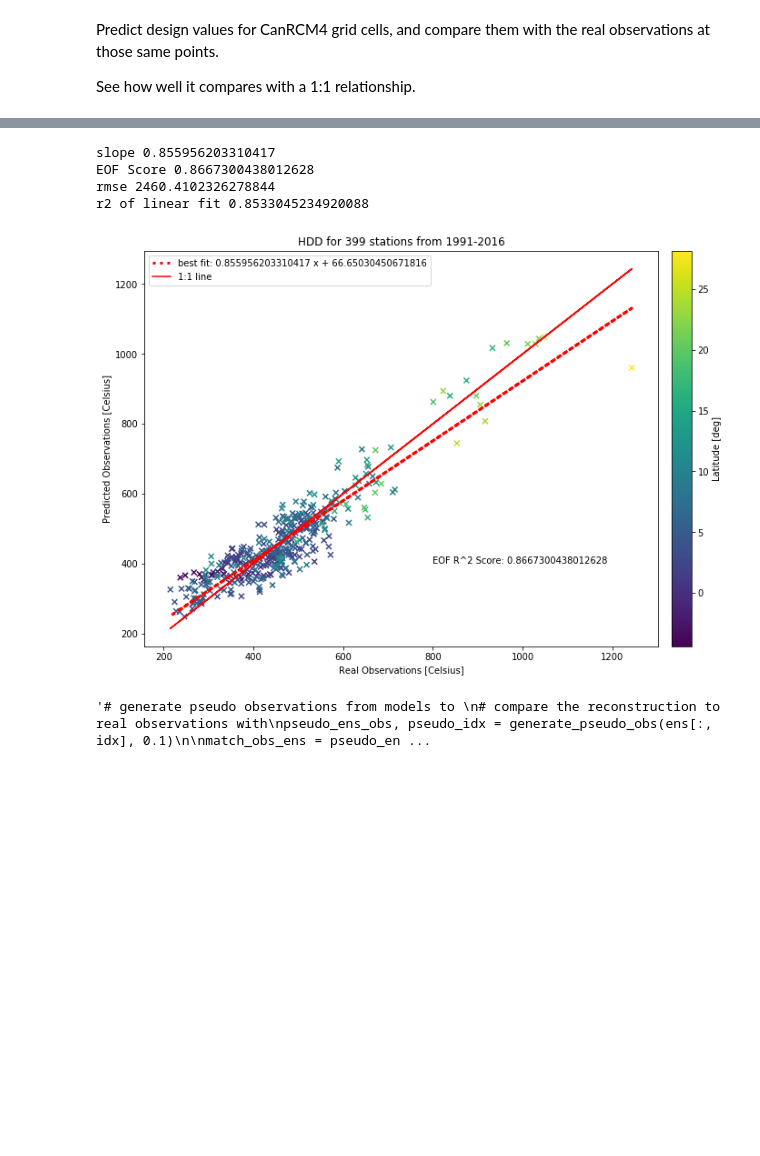
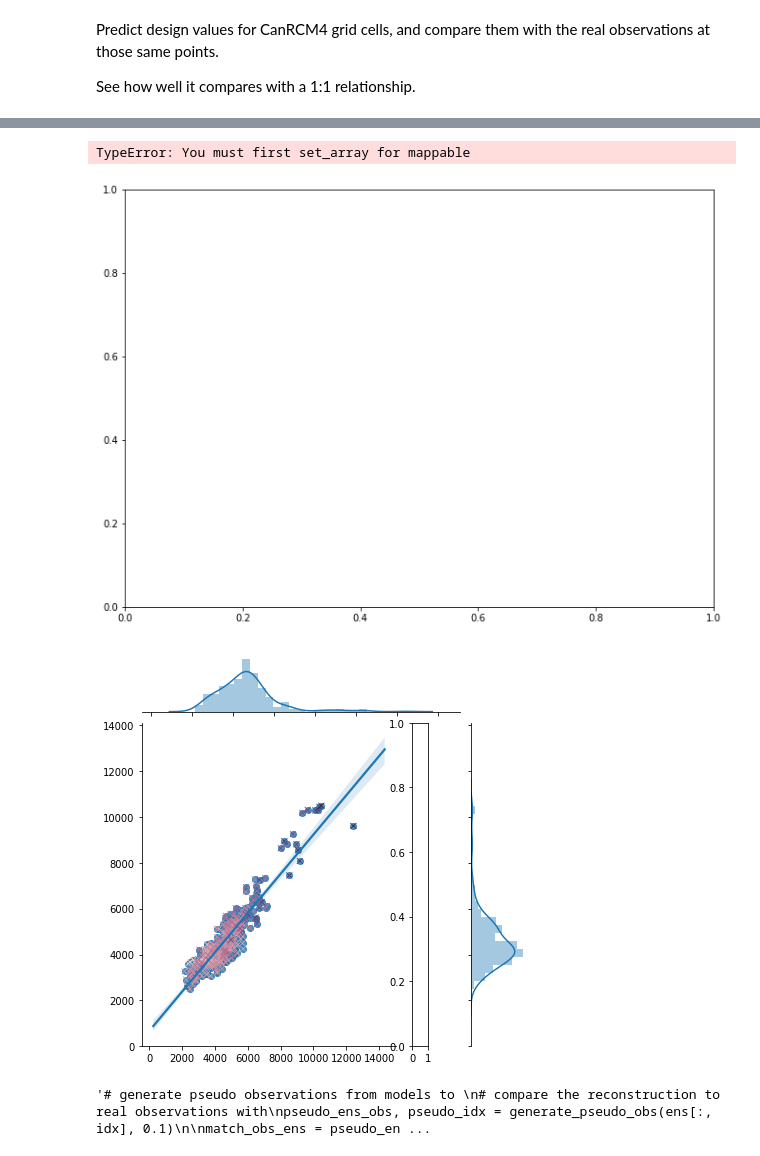
Before and after one commit to pacificclimate/climpyrical, a Jupyter notebook: notebooks/demo.ipynb, the cells around one changed output, grey strips where cells are left out. Cells and saved outputs as stored; diff of their text form; code cells hidden in the pictures; blank space fills up the shorter version.

```diff
--- a/notebooks/demo.ipynb
+++ b/notebooks/demo.ipynb
@@ -134,7 +130,7 @@ Read in the MSC query observations, and zip together the latitude and longitudes
 # %%
 df = pd.read_csv('../data/hdd_1991_2016', index_col=None)
 # %%
-#df = df[df['completeness'] > 0.9]
+df = df[df['completeness'] > 0.8]
 # %%
 lat_lon_obs = list(zip(df['lat'], df['lon']))
 lat_obs, lon_obs = zip(*lat_lon_obs)
@@ -152,8 +148,8 @@ df['nearest_grid'] = dist_index(lat_lon_obs, lat_lon_ens)
 # %% [markdown]
 If more than one station occupy a CanRCM4 grid cell, take the mean of all of those station's design value.
 # %%
-df = df[df['completeness']>0.80]
-ndf = df['hdd'].groupby(df['nearest_grid']).mean()
+#df = df[df['completeness']>0.80]
+ndf = df['air_temperature'].groupby(df['nearest_grid']).mean()
 
 # create an array containing the indices in ensemble space
 # of the corresponding observed design values
@@ -192,8 +188,8 @@ latlist, lonlist = zip(*list(lat_lon_ens))
 Undo the areal weighting, and convert from units of `0.1 deg C` to `deg C` for the matched observations. This corresponds to:
 $$y = V_{1:k}\beta W^{-1}$$
 # %%
-observations = .10*match_obs_ens/area_relevent_grid_cells[:, match_ens_obs_idx]
-reconstructed_observations = .10*predictions[match_ens_obs_idx]/area_relevent_grid_cells[:, match_ens_obs_idx]
+observations = match_obs_ens/area_relevent_grid_cells[:, match_ens_obs_idx]
+reconstructed_observations = predictions[match_ens_obs_idx]/area_relevent_grid_cells[:, match_ens_obs_idx]
 # %% [markdown]
 Predict design values for CanRCM4 grid cells, and compare them with the real observations at those same points.
 
@@ -228,38 +279,45 @@ array([ 0.8559562 , 66.65030451])
 # %%
 fig = plt.figure(figsize=(11, 8))
 ax = plt.axes()
 
-ax.plot(observations.T[:, 0],
+'''ax.plot(observations.T[:, 0],
         y_predicted[:, 0],
         ls=':',
         lw=3,
         color='red',
         label='best fit: {} x + {}'.format(regression_model.coef_[0][0],
                                              regression_model.intercept_[0]),
-)
+)'''
 
-cplot = ax.scatter(observations[0, :],
+#cbar = plt.colorbar(cplot, orientation='vertical',fraction=0.056, pad=0.025)
+norm = plt.Normalize()
+cbar = plt.cm.ScalarMappable(cmap="viridis")#, norm=rlat_ens[match_ens_obs_idx])
+#cbar.set_array([])
+
+
+ax = sns.jointplot(observations.T[:, 0], reconstructed_observations.T[:, 0], kind='reg')
+
+ax = sns.scatterplot(observations[0, :],
             reconstructed_observations[0, :],
             marker='x',
-            cmap='viridis',
-            c=rlat_ens[match_ens_obs_idx])
+            hue=rlat_ens[match_ens_obs_idx])
 
-cbar = plt.colorbar(cplot, orientation='vertical',fraction=0.056, pad=0.025)
-cbar.ax.set_ylabel('Latitude [deg]')
+ax.get_legend().remove()
+ax.figure.colorbar(cbar)
+
+#cbar.ax.set_ylabel('Latitude [deg]')
 plt.title('HDD for {} stations from 1991-2016'.format(observations.shape[1]))
 ax.plot(observations[0, :], observations[0, :], color='r', label='1:1 line')
 plt.legend()
 plt.xlabel('Real Observations [Celsius]')
 plt.ylabel('Predicted Observations [Celsius]')
 plt.text(800, 400, "EOF R^2 Score: {}".format(model.score(match_model_ens.T, match_obs_ens[0, :])))
 plt.savefig('/home/nannau/Pictures/hdd')
 plt.show()
 # %% [output]
-slope 0.855956203310417
-EOF Score 0.8667300438012628
-rmse 2460.4102326278844
-r2 of linear fit 0.8533045234920088
+TypeError: You must first set_array for mappable
-[figure, old version]
+[figure, new version]
+[figure, added]
 # %%
 """# generate pseudo observations from models to
 # compare the reconstruction to real observations with
```
Also changed, not shown: parts of 12 cells of this notebook.
